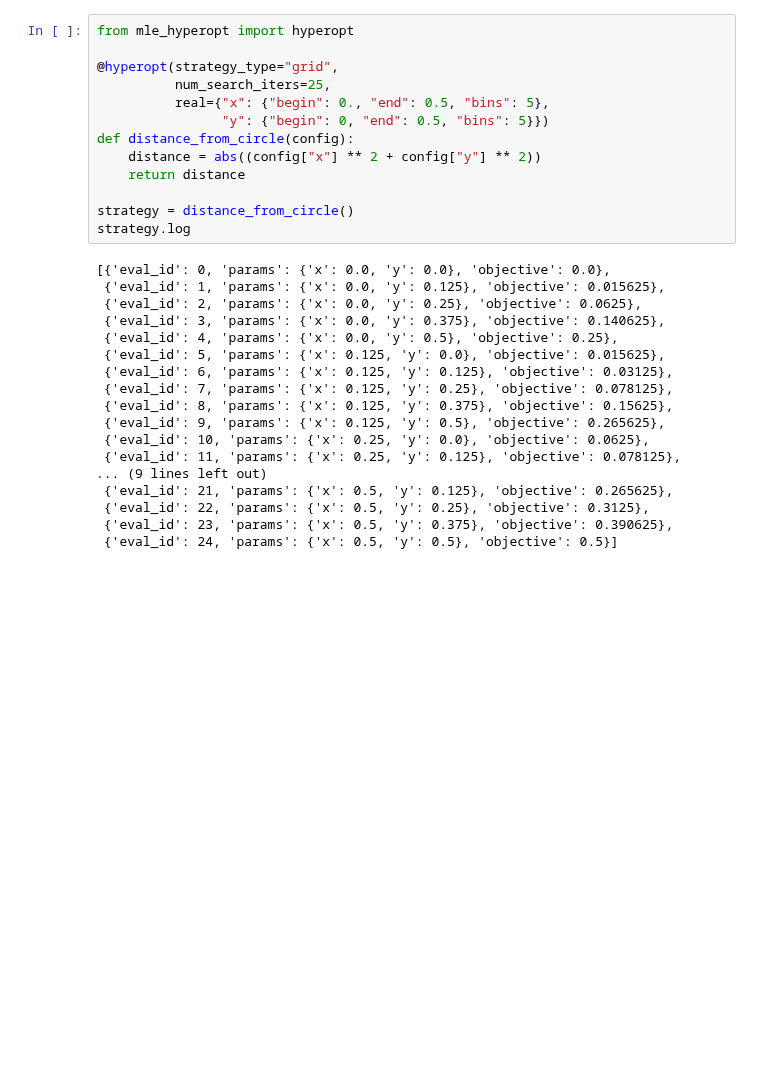
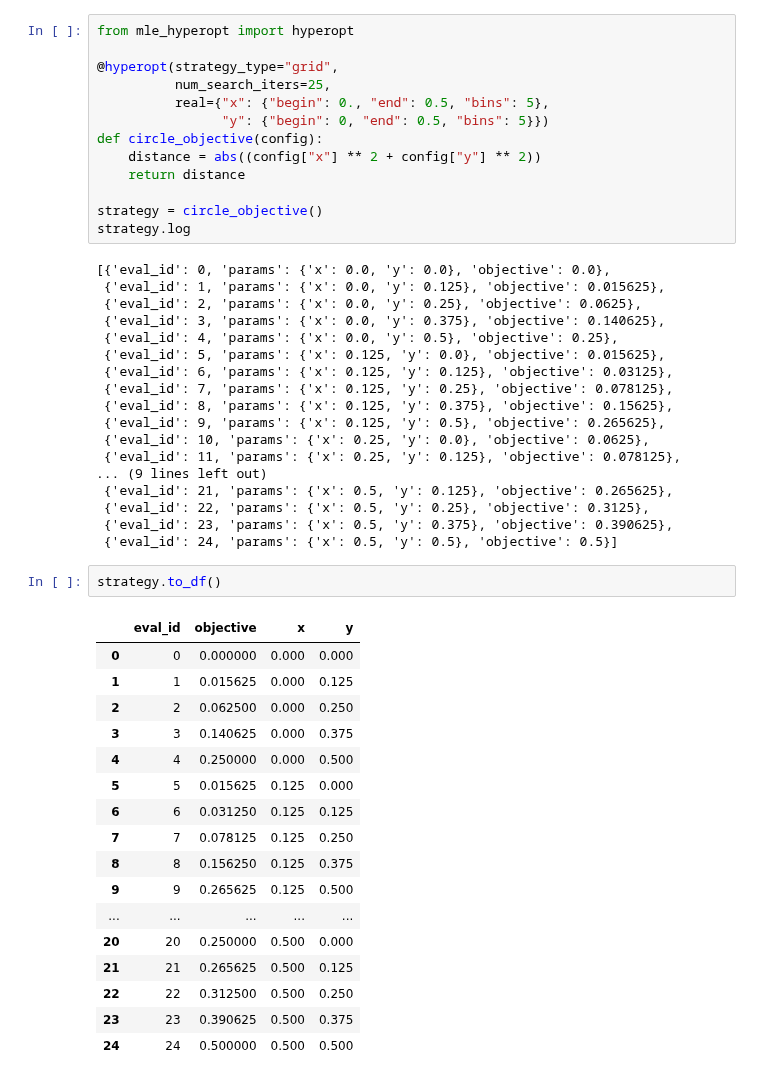
Before and after one commit to mle-infrastructure/mle-hyperopt, a Jupyter notebook: examples/getting_started.ipynb, the cells around one changed output. Cells and saved outputs as stored; diff of their text form; blank space fills up the shorter version.

```diff
--- a/examples/getting_started.ipynb
+++ b/examples/getting_started.ipynb
@@ -329,11 +333,11 @@ from mle_hyperopt import hyperopt
           num_search_iters=25,
           real={"x": {"begin": 0., "end": 0.5, "bins": 5},
                 "y": {"begin": 0, "end": 0.5, "bins": 5}})
-def distance_from_circle(config):
+def circle_objective(config):
     distance = abs((config["x"] ** 2 + config["y"] ** 2))
     return distance
 
-strategy = distance_from_circle()
+strategy = circle_objective()
 strategy.log
 # %% [output]
 [{'eval_id': 0, 'params': {'x': 0.0, 'y': 0.0}, 'objective': 0.0},
@@ -353,3 +357,23 @@ strategy.log
  {'eval_id': 22, 'params': {'x': 0.5, 'y': 0.25}, 'objective': 0.3125},
  {'eval_id': 23, 'params': {'x': 0.5, 'y': 0.375}, 'objective': 0.390625},
  {'eval_id': 24, 'params': {'x': 0.5, 'y': 0.5}, 'objective': 0.5}]
+# %%
+strategy.to_df()
+# %% [output]
+|  | eval_id | objective | x | y |
+| 0 | 0 | 0.000000 | 0.000 | 0.000 |
+| 1 | 1 | 0.015625 | 0.000 | 0.125 |
+| 2 | 2 | 0.062500 | 0.000 | 0.250 |
+| 3 | 3 | 0.140625 | 0.000 | 0.375 |
+| 4 | 4 | 0.250000 | 0.000 | 0.500 |
+| 5 | 5 | 0.015625 | 0.125 | 0.000 |
+| 6 | 6 | 0.031250 | 0.125 | 0.125 |
+| 7 | 7 | 0.078125 | 0.125 | 0.250 |
+| 8 | 8 | 0.156250 | 0.125 | 0.375 |
+| 9 | 9 | 0.265625 | 0.125 | 0.500 |
+| ... | ... | ... | ... | ... |
+| 20 | 20 | 0.250000 | 0.500 | 0.000 |
+| 21 | 21 | 0.265625 | 0.500 | 0.125 |
+| 22 | 22 | 0.312500 | 0.500 | 0.250 |
+| 23 | 23 | 0.390625 | 0.500 | 0.375 |
+| 24 | 24 | 0.500000 | 0.500 | 0.500 |
```
Also changed, not shown: parts of 2 cells of this notebook, 19 other files.
